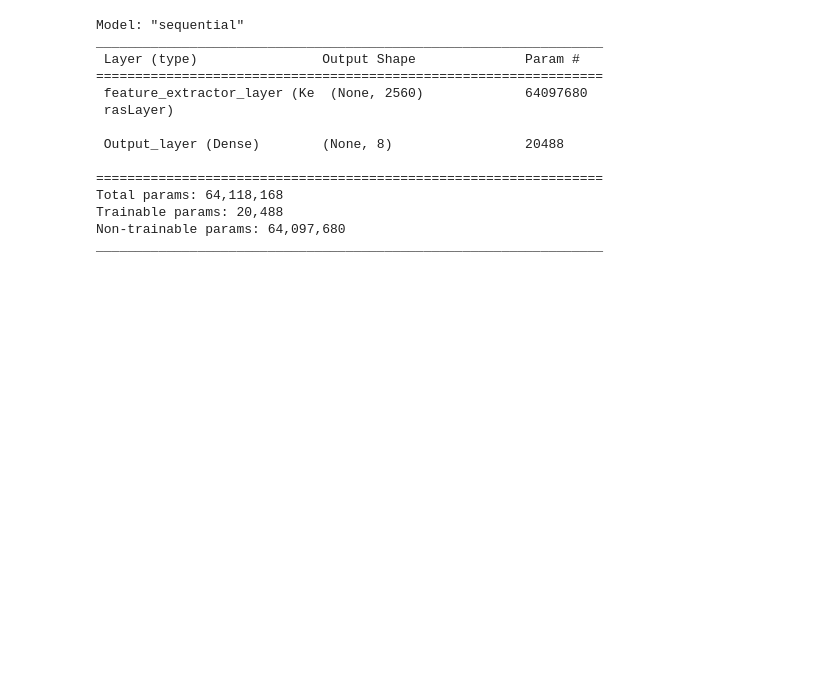
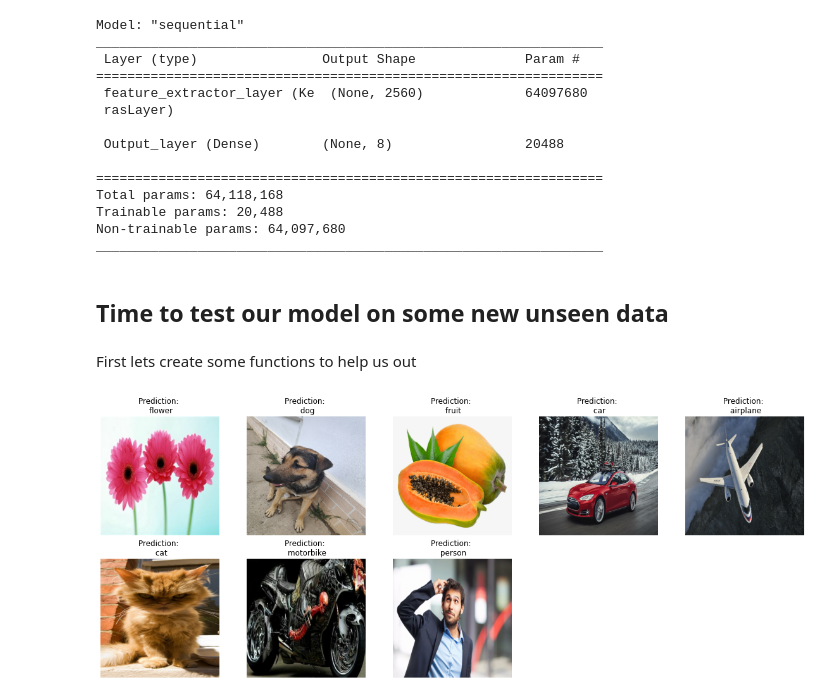
Before and after one commit to adrikosm/Tensorflow_Certification, a Jupyter notebook: Transfer Learning/Transfer_Learning_Example.ipynb, the cells around one changed output. Cells and saved outputs as stored; diff of their text form; code cells hidden in the pictures; blank space fills up the shorter version.

Commit message:
Transfer learning Example

```diff
--- a/Transfer Learning/Transfer_Learning_Example.ipynb
+++ b/Transfer Learning/Transfer_Learning_Example.ipynb
@@ -211,3 +201,7 @@ Total params: 64,118,168
 Trainable params: 20,488
 Non-trainable params: 64,097,680
 _________________________________________________________________
+# %% [markdown]
+## Time to test our model on some new unseen data
+# %% [markdown]
+First lets create some functions to help us out
@@ -213,0 +223,33 @@ _________________________________________________________________
+# %%
+def pred_and_plot(model,file_path,class_names):
+  """
+  Predicts and plots customs images from a directory
+  """
+  # Setup figure size
+  plt.figure(figsize=(20,20))
+  # Get all the filenames under the file path
+  filenames = os.listdir(file_path)
+
+  # Get the image from the file path
+  for i in range(len(filenames)):
+    img = load_and_prep_image(file_path + "/" + filenames[i])
+    # Make a prediction using the model on the img
+    pred = model.predict(tf.expand_dims(img,axis=0))
+
+    # Get the predicted class
+    if len(pred[0] > 1): # Check for multi class labels
+      pred_class = class_names[pred.argmax()] # If more than 2 labels take the max
+    else:
+      pred_class = class_names[int(tf.round(pred[0][0]))] # If only one output round them
+
+    # Plot out the image
+    plt.subplot(5,5,i + 1)
+    plt.imshow(img)
+    plt.title(f"Prediction: \n {pred_class}")
+    plt.axis("off")
+# %%
+pred_and_plot(model = efficientnet_model,
+              file_path = '/content/drive/MyDrive/machine_learning/natural_images',
+              class_names = class_names)
+# %% [output]
+[figure, added]
```
Also changed, not shown: parts of 7 cells of this notebook, 1 other file.
